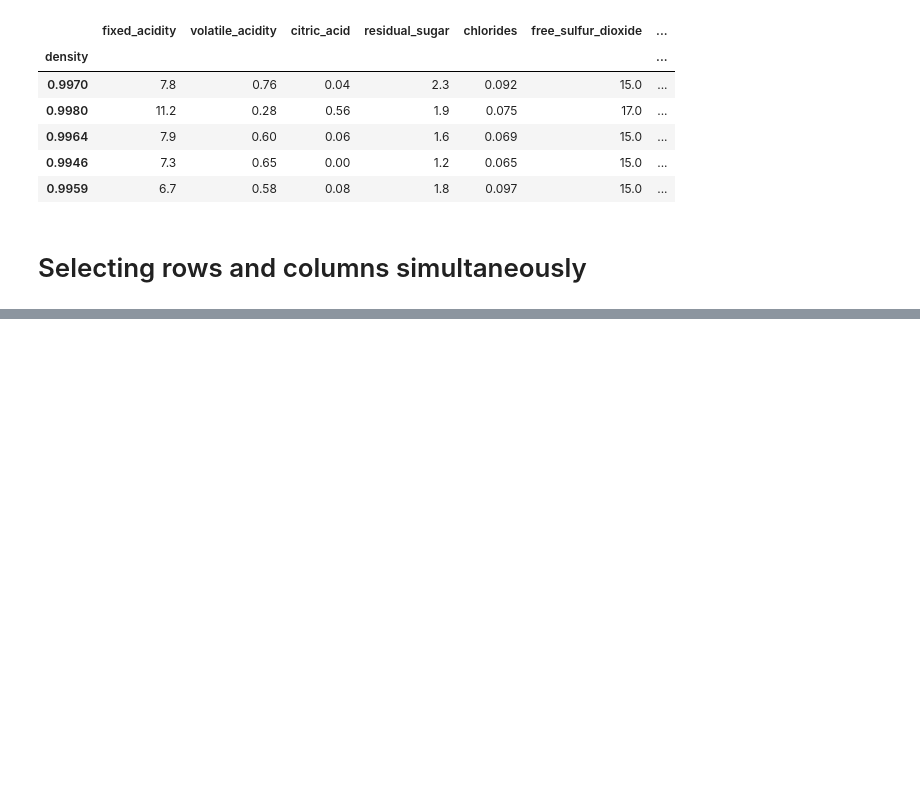
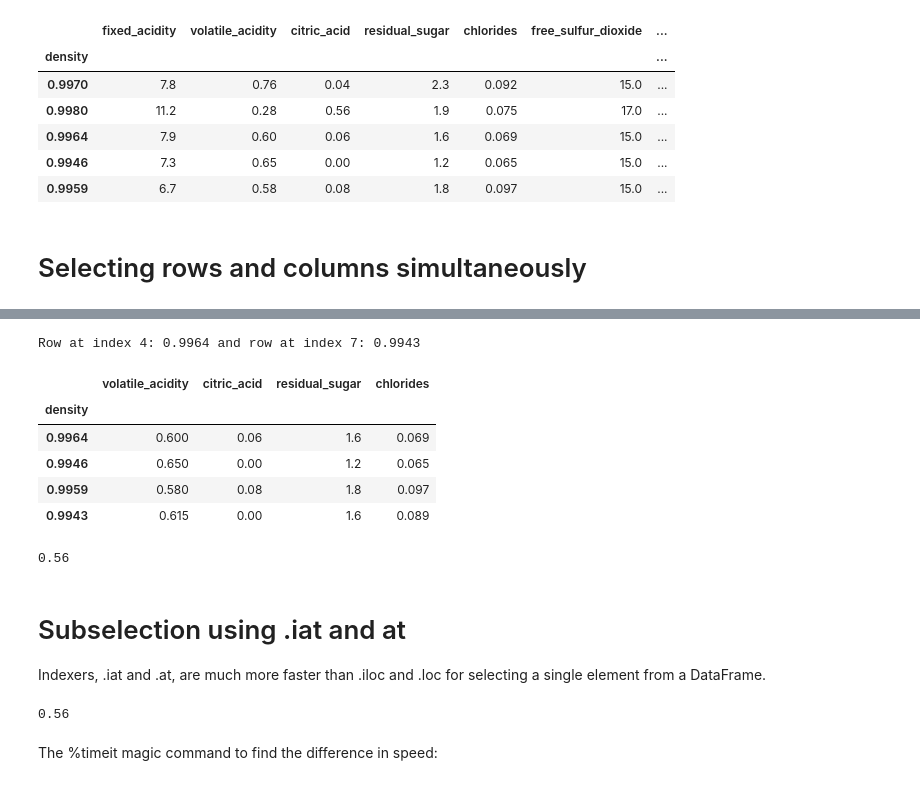
Before and after one commit to tixix/DataScience, a Jupyter notebook: Projects/Python Indexing Practice.ipynb, the cells around one changed output, grey strips where cells are left out. Drawn from its saved outputs; the diff is of its cells as text; code cells hidden in the pictures; blank space fills up the shorter version.

Commit message:
continued Python indexing notebook

```diff
--- a/Projects/Python Indexing Practice.ipynb
+++ b/Projects/Python Indexing Practice.ipynb
@@ -260,0 +384,30 @@ wine_df.loc[first:last]
+# %%
+row_start = wine_df.index[4]
+row_end = wine_df.index[7]
+# %%
+print("Row at index 4: {} and row at index 7: {}".format(row_start,row_end))
+# %% [output]
+Row at index 4: 0.9964 and row at index 7: 0.9943
+# %%
+wine_df.loc[row_start: row_end, 'volatile_acidity':'chlorides']
+# %% [output]
+|  | volatile_acidity | citric_acid | residual_sugar | chlorides |
+| density |  |  |  |  |
+| 0.9964 | 0.600 | 0.06 | 1.6 | 0.069 |
+| 0.9946 | 0.650 | 0.00 | 1.2 | 0.065 |
+| 0.9959 | 0.580 | 0.08 | 1.8 | 0.097 |
+| 0.9943 | 0.615 | 0.00 | 1.6 | 0.089 |
+# %%
+density_val = 0.9980
+wine_df.loc[density_val, 'citric_acid']
+# %% [output]
+0.56
+# %% [markdown]
+# Subselection using .iat and at
+Indexers, .iat and .at, are much more faster than .iloc and .loc for selecting a single element from a DataFrame.
+# %%
+wine_df.at[density_val, 'citric_acid']
+# %% [output]
+0.56
+# %% [markdown]
+The %timeit magic command to find the difference in speed:
```
Also changed, not shown: parts of 26 cells of this notebook.
